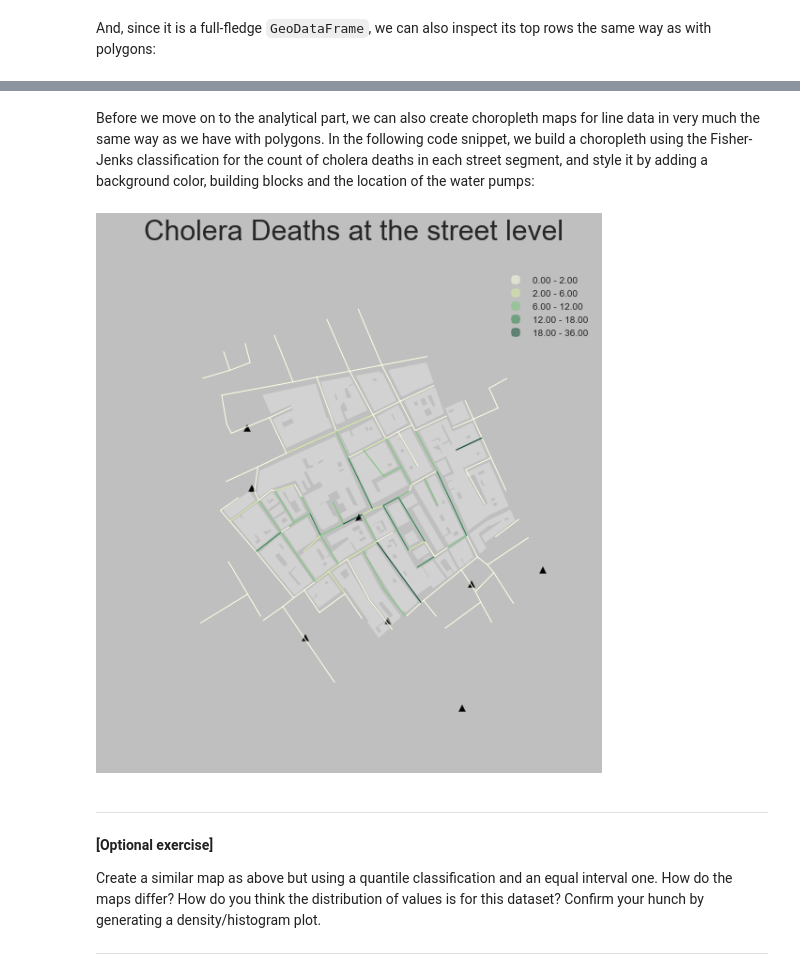
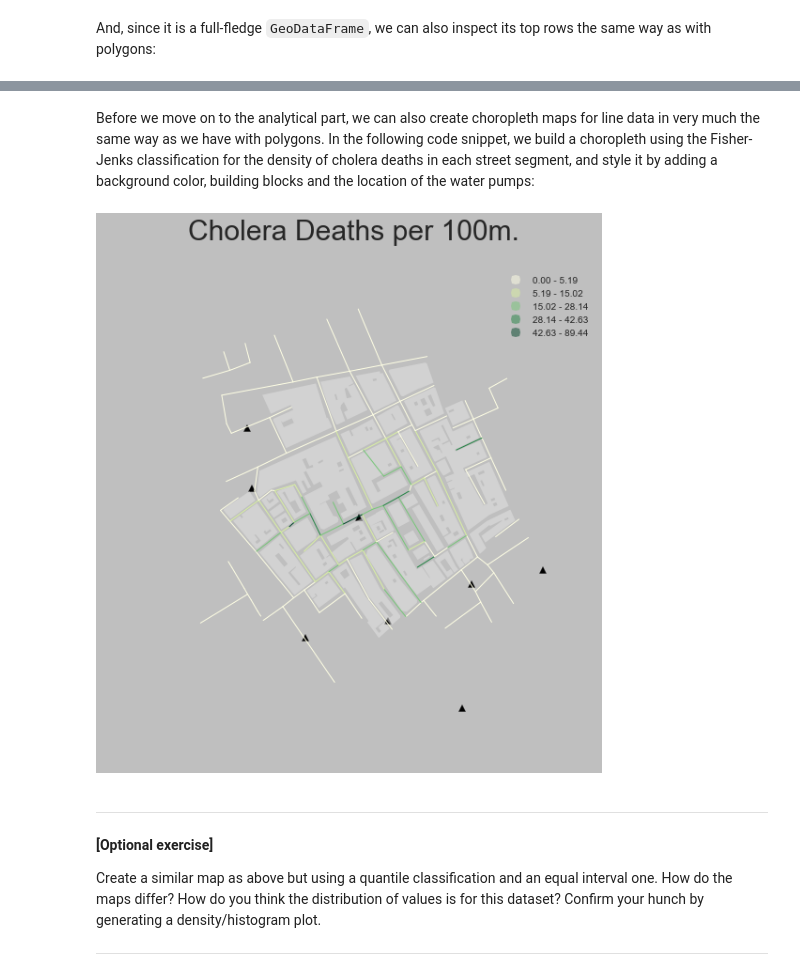
Before and after one commit to darribas/gds15, a Jupyter notebook: content/labs/lab_06.ipynb, the cells around one changed output, grey strips where cells are left out. Cells and saved outputs as stored; diff of their text form; code cells hidden in the pictures.

Commit message:
Building website

```diff
--- a/content/labs/lab_06.ipynb
+++ b/content/labs/lab_06.ipynb
@@ -67,29 +69,29 @@ js.head()
 # %% [markdown]
-Before we move on to the analytical part, we can also create choropleth maps for line data in very much the same way as we have with polygons. In the following code snippet, we build a choropleth using the Fisher-Jenks classification for the count of cholera deaths in each street segment, and style it by adding a background color, building blocks and the location of the water pumps:
+Before we move on to the analytical part, we can also create choropleth maps for line data in very much the same way as we have with polygons. In the following code snippet, we build a choropleth using the Fisher-Jenks classification for the density of cholera deaths in each street segment, and style it by adding a background color, building blocks and the location of the water pumps:
 # %%
 # Set up figure and axis
 f, ax = plt.subplots(1, figsize=(9, 9))
 # Plot building blocks
 for poly in blocks['geometry']:
     gpd.plotting.plot_multipolygon(ax, poly, facecolor='0.9', linewidth=0)
 # Quantile choropleth of deaths at the street level
-js.plot(column='Deaths', scheme='fisher_jenks', axes=ax, \
+js.plot(column='Deaths_dens', scheme='fisher_jenks', axes=ax, \
         colormap='YlGn', legend=True)
 # Plot pumps
 xys = np.array([(pt.x, pt.y) for pt in pumps.geometry])
 ax.scatter(xys[:, 0], xys[:, 1], marker='^', color='k', s=50)
 # Remove axis frame
 ax.set_axis_off()
 # Change background color of the figure
 f.set_facecolor('0.75')
 # Keep axes proportionate
 plt.axis('equal')
 # Title
-f.suptitle('Cholera Deaths at the street level', size=30)
+f.suptitle('Cholera Deaths per 100m.', size=30)
 # Draw
 plt.show()
 # %% [output]
-[figure, old version]
+[figure, new version]
 # %% [markdown]
 ---
 
```
Also changed, not shown: parts of 18 cells of this notebook, 9 other files.
